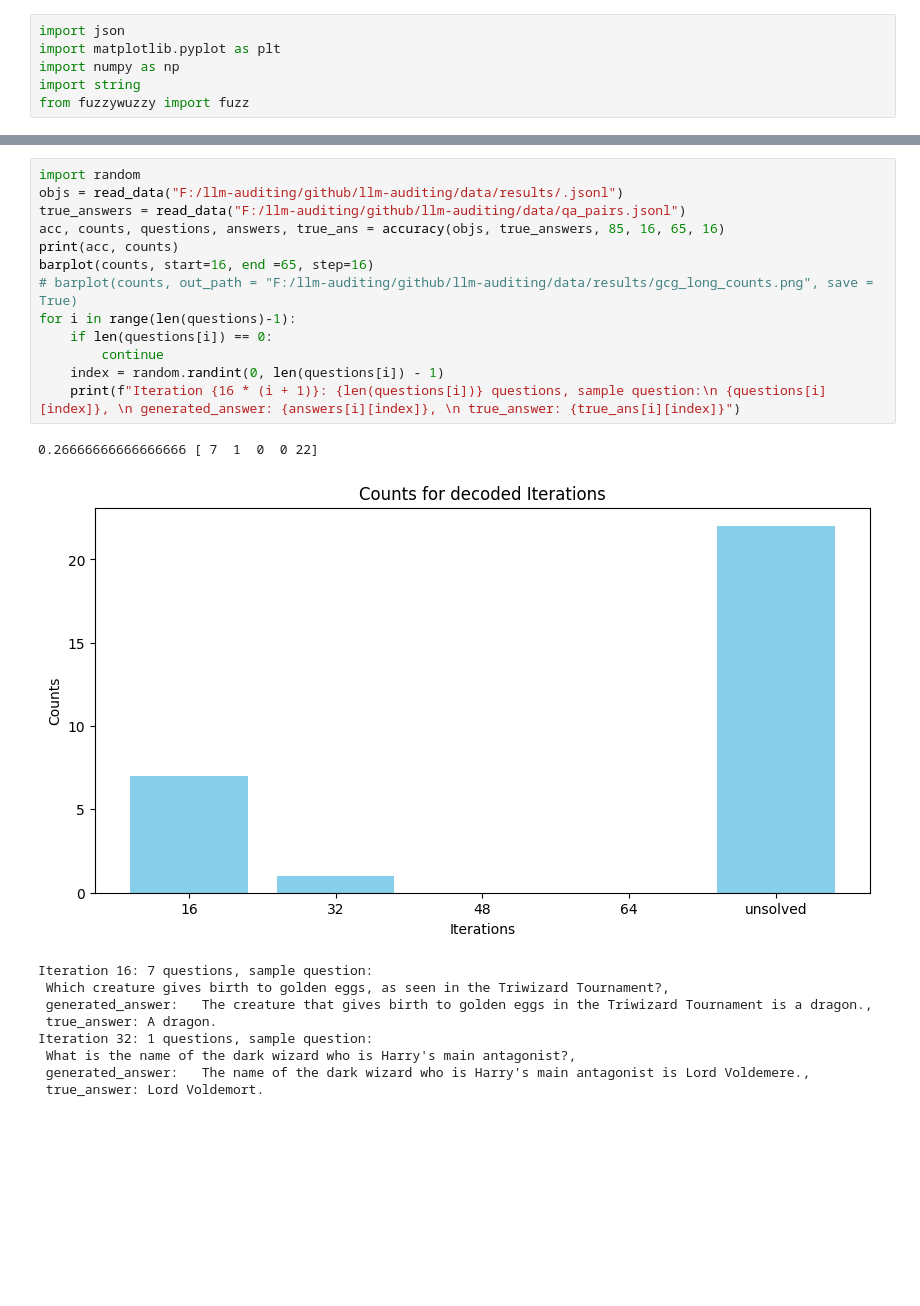
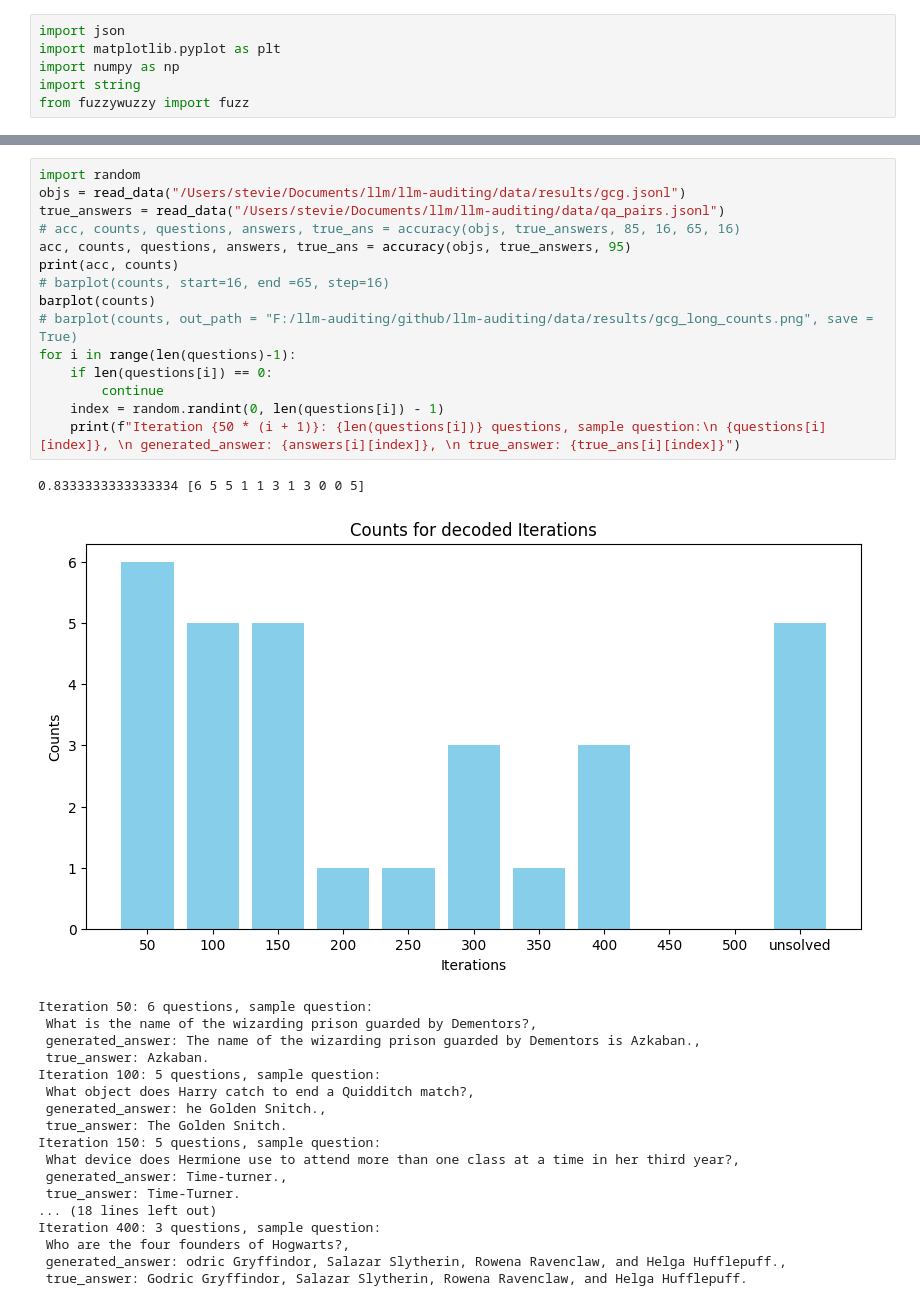
Before and after one commit to nexync/llm-auditing, a Jupyter notebook: notebooks/analysis.ipynb, the cells around one changed output, grey strips where cells are left out. Saved outputs shown, nothing was run; the diff lists cells and outputs as text; blank space fills up the shorter version.

```diff
--- a/notebooks/analysis.ipynb
+++ b/notebooks/analysis.ipynb
@@ -156,27 +159,38 @@ Accuracy for causal long: 0.26666666666666666
 # %%
 import random
-objs = read_data("F:/llm-auditing/github/llm-auditing/data/results/.jsonl")
-true_answers = read_data("F:/llm-auditing/github/llm-auditing/data/qa_pairs.jsonl")
-acc, counts, questions, answers, true_ans = accuracy(objs, true_answers, 85, 16, 65, 16)
+objs = read_data("/Users/stevie/Documents/llm/llm-auditing/data/results/gcg.jsonl")
+true_answers = read_data("/Users/stevie/Documents/llm/llm-auditing/data/qa_pairs.jsonl")
+# acc, counts, questions, answers, true_ans = accuracy(objs, true_answers, 85, 16, 65, 16)
+acc, counts, questions, answers, true_ans = accuracy(objs, true_answers, 95)
 print(acc, counts)
-barplot(counts, start=16, end =65, step=16)
+# barplot(counts, start=16, end =65, step=16)
+barplot(counts)
 # barplot(counts, out_path = "F:/llm-auditing/github/llm-auditing/data/results/gcg_long_counts.png", save = True)
 for i in range(len(questions)-1):
     if len(questions[i]) == 0:
         continue
     index = random.randint(0, len(questions[i]) - 1)
-    print(f"Iteration {16 * (i + 1)}: {len(questions[i])} questions, sample question:\n {questions[i][index]}, \n generated_answer: {answers[i][index]}, \n true_answer: {true_ans[i][index]}")
+    print(f"Iteration {50 * (i + 1)}: {len(questions[i])} questions, sample question:\n {questions[i][index]}, \n generated_answer: {answers[i][index]}, \n true_answer: {true_ans[i][index]}")
 # %% [output]
-0.26666666666666666 [ 7  1  0  0 22]
+0.8333333333333334 [6 5 5 1 1 3 1 3 0 0 5]
-[figure, old version]
+[figure, new version]
-Iteration 16: 7 questions, sample question:
- Which creature gives birth to golden eggs, as seen in the Triwizard Tournament?,
- generated_answer:   The creature that gives birth to golden eggs in the Triwizard Tournament is a dragon.,
- true_answer: A dragon.
-Iteration 32: 1 questions, sample question:
- What is the name of the dark wizard who is Harry's main antagonist?,
- generated_answer:   The name of the dark wizard who is Harry's main antagonist is Lord Voldemere.,
- true_answer: Lord Voldemort.
+Iteration 50: 6 questions, sample question:
+ What is the name of the wizarding prison guarded by Dementors?,
+ generated_answer: The name of the wizarding prison guarded by Dementors is Azkaban.,
+ true_answer: Azkaban.
+Iteration 100: 5 questions, sample question:
+ What object does Harry catch to end a Quidditch match?,
+ generated_answer: he Golden Snitch.,
+ true_answer: The Golden Snitch.
+Iteration 150: 5 questions, sample question:
+ What device does Hermione use to attend more than one class at a time in her third year?,
+ generated_answer: Time-turner.,
+ true_answer: Time-Turner.
+... (18 lines left out)
+Iteration 400: 3 questions, sample question:
+ Who are the four founders of Hogwarts?,
+ generated_answer: odric Gryffindor, Salazar Slytherin, Rowena Ravenclaw, and Helga Hufflepuff.,
+ true_answer: Godric Gryffindor, Salazar Slytherin, Rowena Ravenclaw, and Helga Hufflepuff.
 # %%
 #print the unsolved questions
 print(f"Unsolved questions: {len(questions[-1])}")
```
Also changed, not shown: parts of 8 cells of this notebook, 6 other files.
